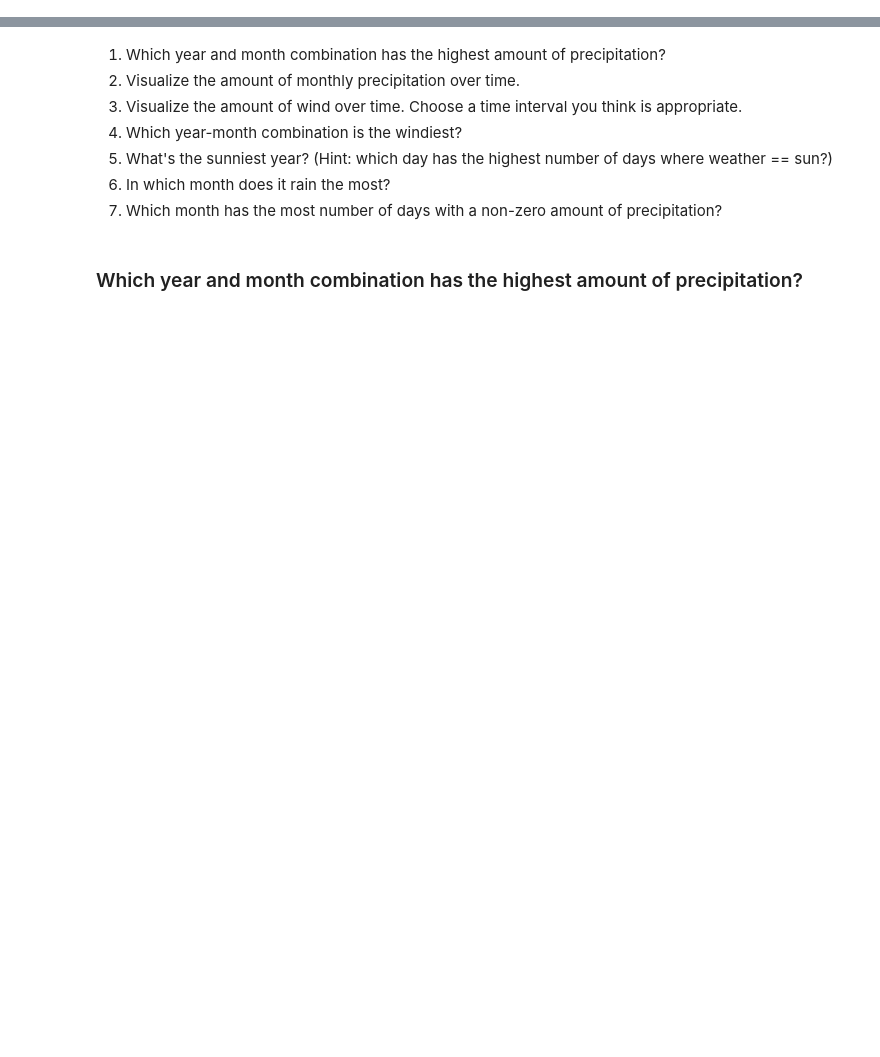
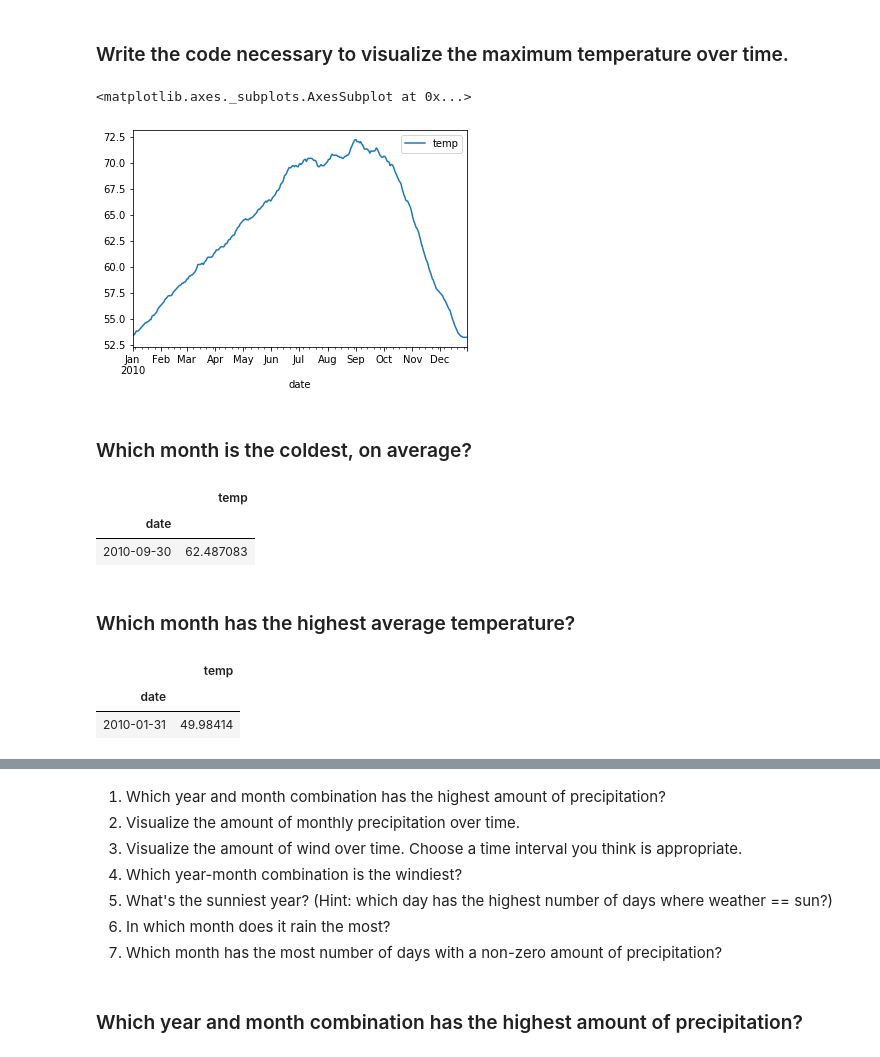
Before and after one commit to Johndsalas/coding_practice, a Jupyter notebook: Time_Series_Data_Exersize.ipynb, the cells around one changed output, grey strips where cells are left out. Drawn from its saved outputs; the diff is of its cells as text; code cells hidden in the pictures; blank space fills up the shorter version.

```diff
--- a/Time_Series_Data_Exersize.ipynb
+++ b/Time_Series_Data_Exersize.ipynb
@@ -11,0 +57,9 @@ df.head()
+# %% [markdown]
+### Write the code necessary to visualize the maximum temperature over time.
+# %%
+temp.resample("D").max().plot()
+# %% [output]
+<matplotlib.axes._subplots.AxesSubplot at 0x...>
+[figure, added]
+# %% [markdown]
+### Which month is the coldest, on average?
@@ -11,0 +69,9 @@ df.head()
+# %%
+temp = temp.resample("M").mean()
+temp[temp.temp == temp.temp.max()]
+# %% [output]
+|  | temp |
+| date |  |
+| 2010-09-30 | 62.487083 |
+# %% [markdown]
+### Which month has the highest average temperature?
@@ -11,0 +81,7 @@ df.head()
+# %%
+temp = temp.resample("M").mean()
+temp[temp.temp == temp.temp.min()]
+# %% [output]
+|  | temp |
+| date |  |
+| 2010-01-31 | 49.98414 |
```
Also changed, not shown: parts of 35 cells of this notebook.
